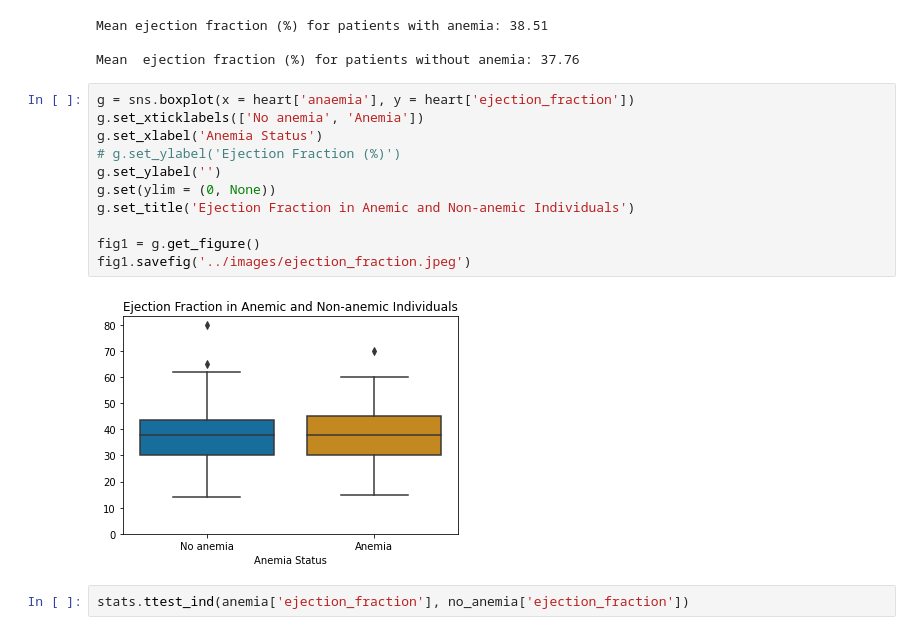
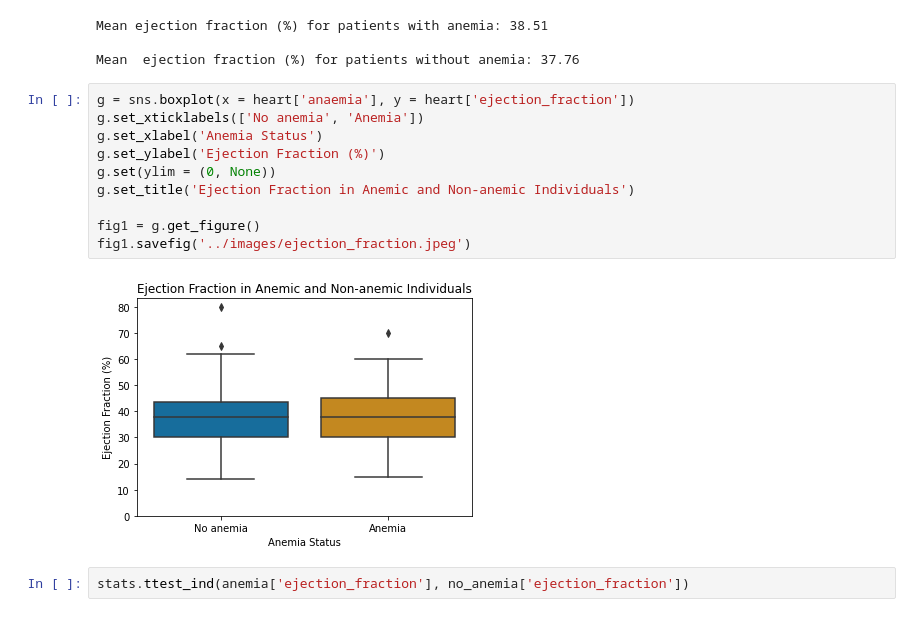
Before and after one commit to INDIG0N/anemia_data, a Jupyter notebook: notebooks/heart_failure_data.ipynb, the cells around one changed output. Cells and saved outputs as stored; diff of their text form.

Commit message:
finished presentation, re-added y-labels so readme can have te right graphs since slides are over

```diff
--- a/notebooks/heart_failure_data.ipynb
+++ b/notebooks/heart_failure_data.ipynb
@@ -271,16 +270,15 @@ Mean  ejection fraction (%) for patients without anemia: 37.76
 # %%
 g = sns.boxplot(x = heart['anaemia'], y = heart['ejection_fraction'])
 g.set_xticklabels(['No anemia', 'Anemia'])
 g.set_xlabel('Anemia Status')
-# g.set_ylabel('Ejection Fraction (%)')
-g.set_ylabel('')
+g.set_ylabel('Ejection Fraction (%)')
 g.set(ylim = (0, None))
 g.set_title('Ejection Fraction in Anemic and Non-anemic Individuals')
 
 fig1 = g.get_figure()
 fig1.savefig('../images/ejection_fraction.jpeg')
 # %% [output]
-[figure, old version]
+[figure, new version]
 # %%
 stats.ttest_ind(anemia['ejection_fraction'], no_anemia['ejection_fraction'])
 # %% [output]
```
Also changed, not shown: parts of 1 cell of this notebook, 5 other files.
